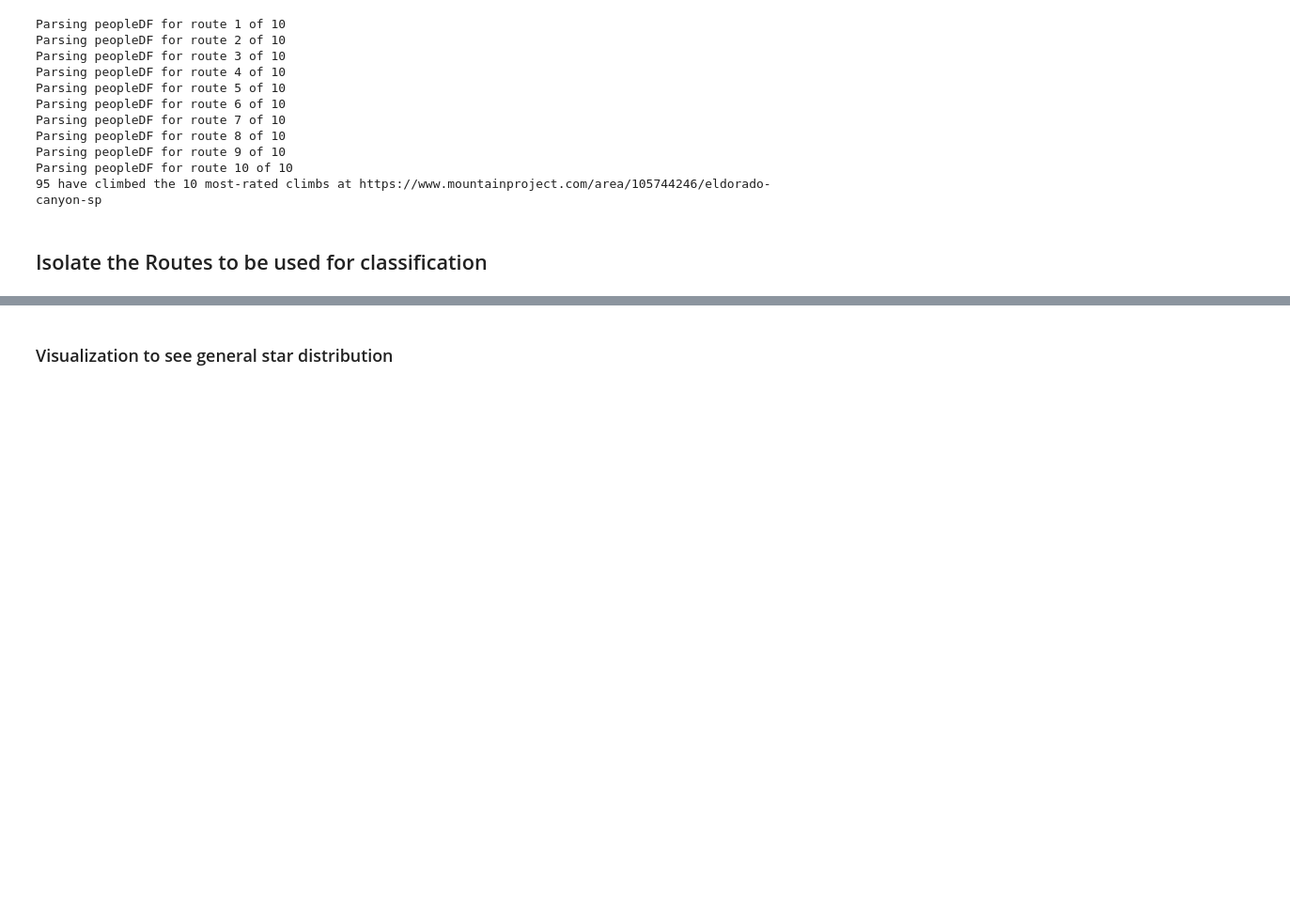
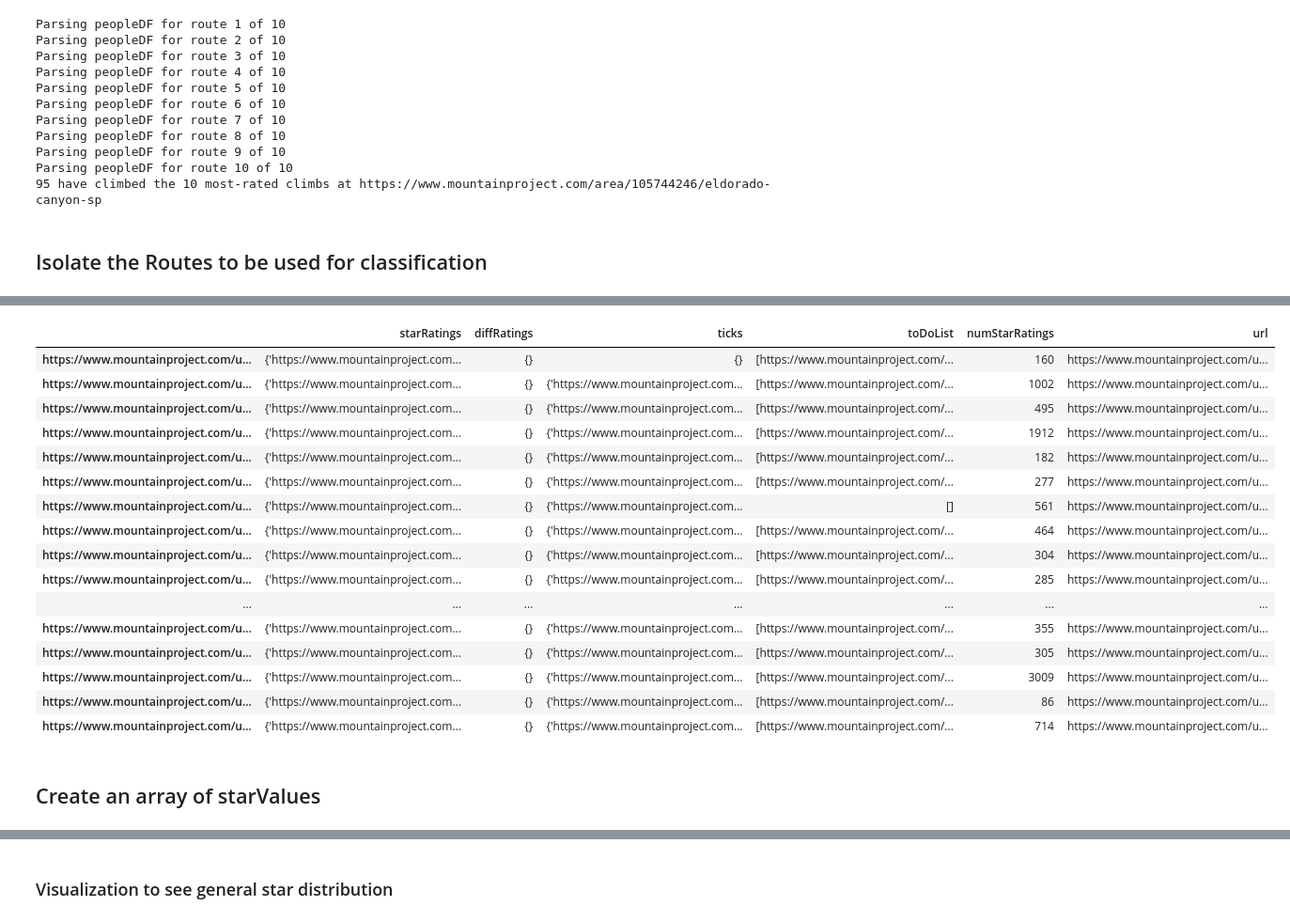
Before and after one commit to jonoulton/MountainProject-DataScience, a Jupyter notebook: Jupyter Notebooks/classifier.ipynb, the cells around one changed output, grey strips where cells are left out. Shown at 94% size. Saved outputs shown, nothing was run; the diff lists cells and outputs as text; code cells hidden in the pictures; blank space fills up the shorter version.

```diff
--- a/Jupyter Notebooks/classifier.ipynb
+++ b/Jupyter Notebooks/classifier.ipynb
@@ -86,0 +90,22 @@ total = pd.concat([test, train])
+# %%
+train
+# %% [output]
+|  | starRatings | diffRatings | ticks | toDoList | numStarRatings | url |
+| https://www.mountainproject.com/u... | {'https://www.mountainproject.com... | {} | {} | [https://www.mountainproject.com/... | 160 | https://www.mountainproject.com/u... |
+| https://www.mountainproject.com/u... | {'https://www.mountainproject.com... | {} | {'https://www.mountainproject.com... | [https://www.mountainproject.com/... | 1002 | https://www.mountainproject.com/u... |
+| https://www.mountainproject.com/u... | {'https://www.mountainproject.com... | {} | {'https://www.mountainproject.com... | [https://www.mountainproject.com/... | 495 | https://www.mountainproject.com/u... |
+| https://www.mountainproject.com/u... | {'https://www.mountainproject.com... | {} | {'https://www.mountainproject.com... | [https://www.mountainproject.com/... | 1912 | https://www.mountainproject.com/u... |
+| https://www.mountainproject.com/u... | {'https://www.mountainproject.com... | {} | {'https://www.mountainproject.com... | [https://www.mountainproject.com/... | 182 | https://www.mountainproject.com/u... |
+| https://www.mountainproject.com/u... | {'https://www.mountainproject.com... | {} | {'https://www.mountainproject.com... | [https://www.mountainproject.com/... | 277 | https://www.mountainproject.com/u... |
+| https://www.mountainproject.com/u... | {'https://www.mountainproject.com... | {} | {'https://www.mountainproject.com... | [] | 561 | https://www.mountainproject.com/u... |
+| https://www.mountainproject.com/u... | {'https://www.mountainproject.com... | {} | {'https://www.mountainproject.com... | [https://www.mountainproject.com/... | 464 | https://www.mountainproject.com/u... |
+| https://www.mountainproject.com/u... | {'https://www.mountainproject.com... | {} | {'https://www.mountainproject.com... | [https://www.mountainproject.com/... | 304 | https://www.mountainproject.com/u... |
+| https://www.mountainproject.com/u... | {'https://www.mountainproject.com... | {} | {'https://www.mountainproject.com... | [https://www.mountainproject.com/... | 285 | https://www.mountainproject.com/u... |
+| ... | ... | ... | ... | ... | ... | ... |
+| https://www.mountainproject.com/u... | {'https://www.mountainproject.com... | {} | {'https://www.mountainproject.com... | [https://www.mountainproject.com/... | 355 | https://www.mountainproject.com/u... |
+| https://www.mountainproject.com/u... | {'https://www.mountainproject.com... | {} | {'https://www.mountainproject.com... | [https://www.mountainproject.com/... | 305 | https://www.mountainproject.com/u... |
+| https://www.mountainproject.com/u... | {'https://www.mountainproject.com... | {} | {'https://www.mountainproject.com... | [https://www.mountainproject.com/... | 3009 | https://www.mountainproject.com/u... |
+| https://www.mountainproject.com/u... | {'https://www.mountainproject.com... | {} | {'https://www.mountainproject.com... | [https://www.mountainproject.com/... | 86 | https://www.mountainproject.com/u... |
+| https://www.mountainproject.com/u... | {'https://www.mountainproject.com... | {} | {'https://www.mountainproject.com... | [https://www.mountainproject.com/... | 714 | https://www.mountainproject.com/u... |
+# %% [markdown]
+## Create an array of starValues
```
Also changed, not shown: parts of 6 cells of this notebook.
